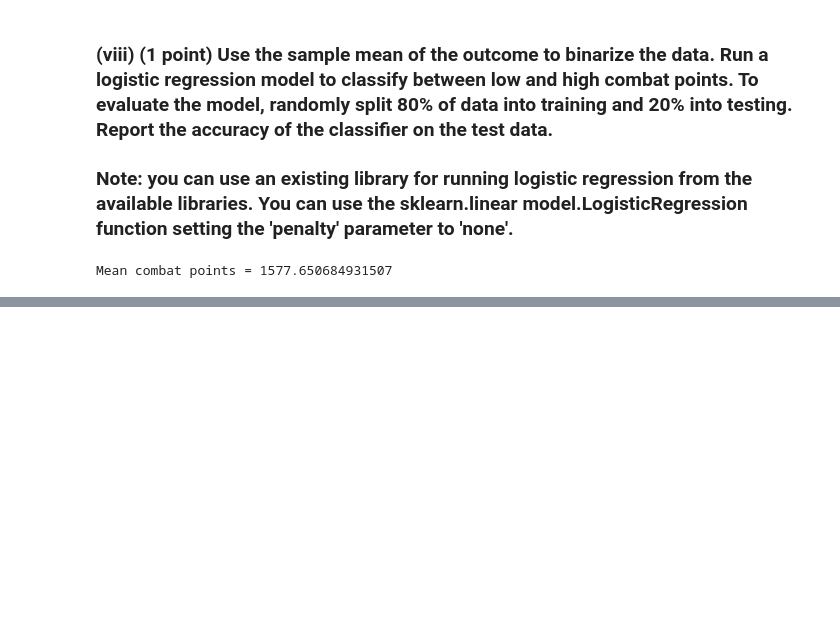
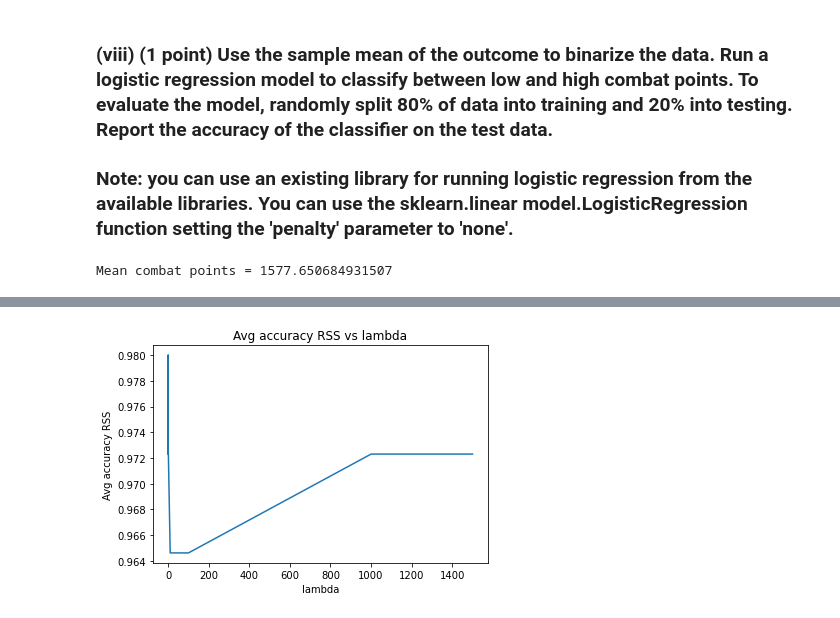
Before and after one commit to Rohan-Chaudhury/Machine_Learning_projects, a Jupyter notebook: Linear_Regression_with_Pokemon_GO_And_Closed_Form_Solution_Calculation/Homework_2_432001358_CSCE_633_600.ipynb, the cells around one changed output, grey strips where cells are left out. Drawn from its saved outputs; the diff is of its cells as text; code cells hidden in the pictures; blank space fills up the shorter version.

```diff
--- a/Linear_Regression_with_Pokemon_GO_And_Closed_Form_Solution_Calculation/Homework_2_432001358_CSCE_633_600.ipynb
+++ b/Linear_Regression_with_Pokemon_GO_And_Closed_Form_Solution_Calculation/Homework_2_432001358_CSCE_633_600.ipynb
@@ -830,0 +909,11 @@ ValueError: Logistic Regression supports only penalties in ['l1', 'l2'], got non
+# %%
+def get_acc_l2_logistic_regression(X_matrix, Y_matrix, nfold, lambda_values, print_vector=False, print_accuracy=False):
+    avg_acc_values=[]
+    for lmbd in lambda_values:
+        val=crossvalidation_logistic_regression(X_matrix, Y_matrix, nfold, lmbd,print_vector, print_accuracy)
+        avg_acc_values.append(val)
+    return avg_acc_values
+# %%
+lambda_values=[0.0001,0.01,0.1,.5, 1,10,50, 100,1000,1500]
+
+acc_values=get_acc_l2_logistic_regression(X_matrix, Y_matrix_new, 5, lambda_values, print_vector=False, print_accuracy=False)
@@ -830,0 +938,14 @@ ValueError: Logistic Regression supports only penalties in ['l1', 'l2'], got non
+# %%
+def plot_acc_vs_lambda(avg_acc_values, lambda_values):
+    plt.figure(1)
+    plt.plot(lambda_values,avg_acc_values )
+    y_label="Avg accuracy RSS"
+    x_label="lambda"
+    plt.xlabel(x_label)
+    plt.ylabel(y_label)
+    plt.title('{} vs {}'.format (y_label,x_label ))
+    plt.show()
+
+plot_acc_vs_lambda(acc_values, lambda_values)
+# %% [output]
+[figure, added]
```
Also changed, not shown: parts of 26 cells of this notebook.
